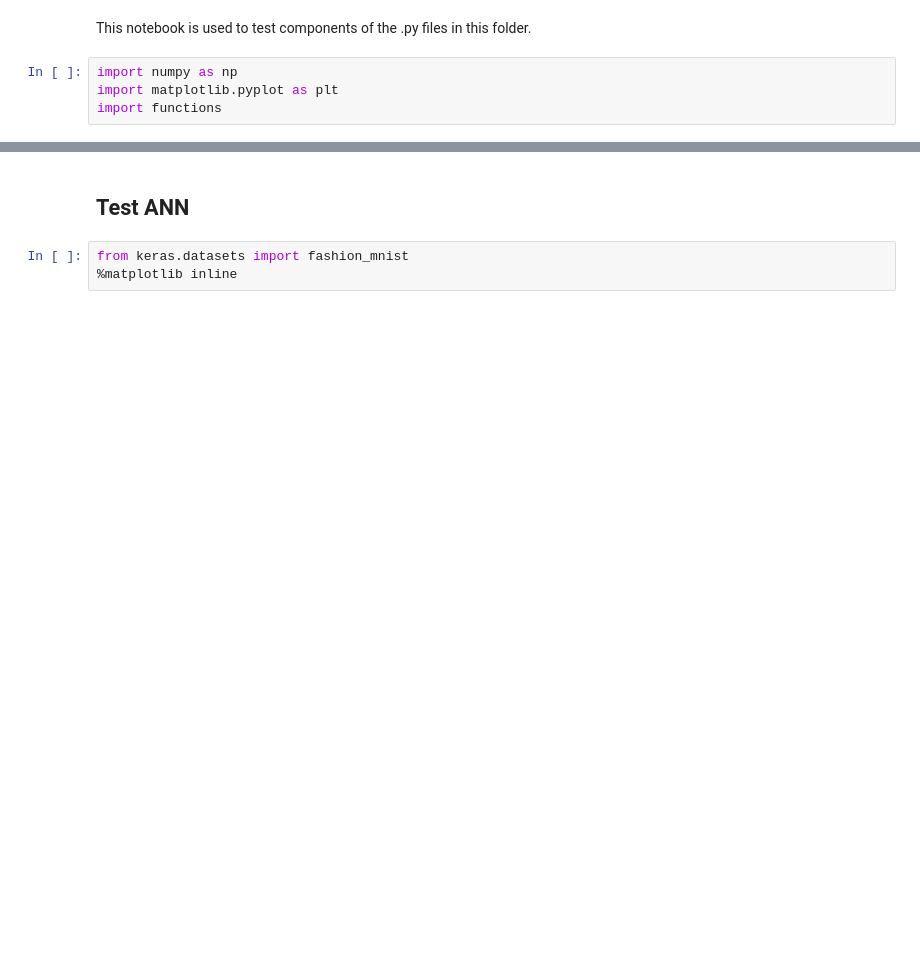
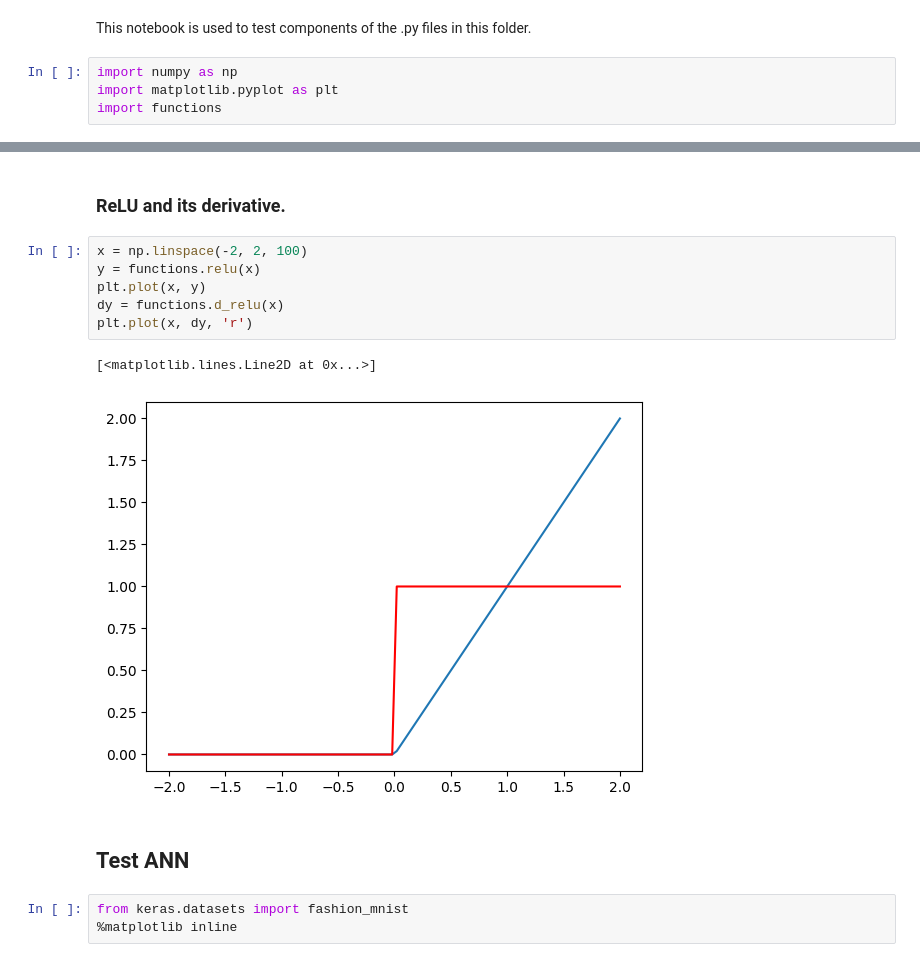
Before and after one commit to kramasamy90/Feedforward-Neural-Network, a Jupyter notebook: src/test.ipynb, the cells around one changed output, grey strips where cells are left out. Cells and saved outputs as stored; diff of their text form; blank space fills up the shorter version.

```diff
--- a/src/test.ipynb
+++ b/src/test.ipynb
@@ -20,3 +32,14 @@ plt.plot(x, dy, 'r')
+# %% [markdown]
+### ReLU and its derivative.
+# %%
+x = np.linspace(-2, 2, 100)
+y = functions.relu(x)
+plt.plot(x, y)
+dy = functions.d_relu(x)
+plt.plot(x, dy, 'r')
+# %% [output]
+[<matplotlib.lines.Line2D at 0x...>]
+[figure, added]
 # %% [markdown]
 ## Test ANN
 # %%
```
Also changed, not shown: parts of 5 cells of this notebook.
